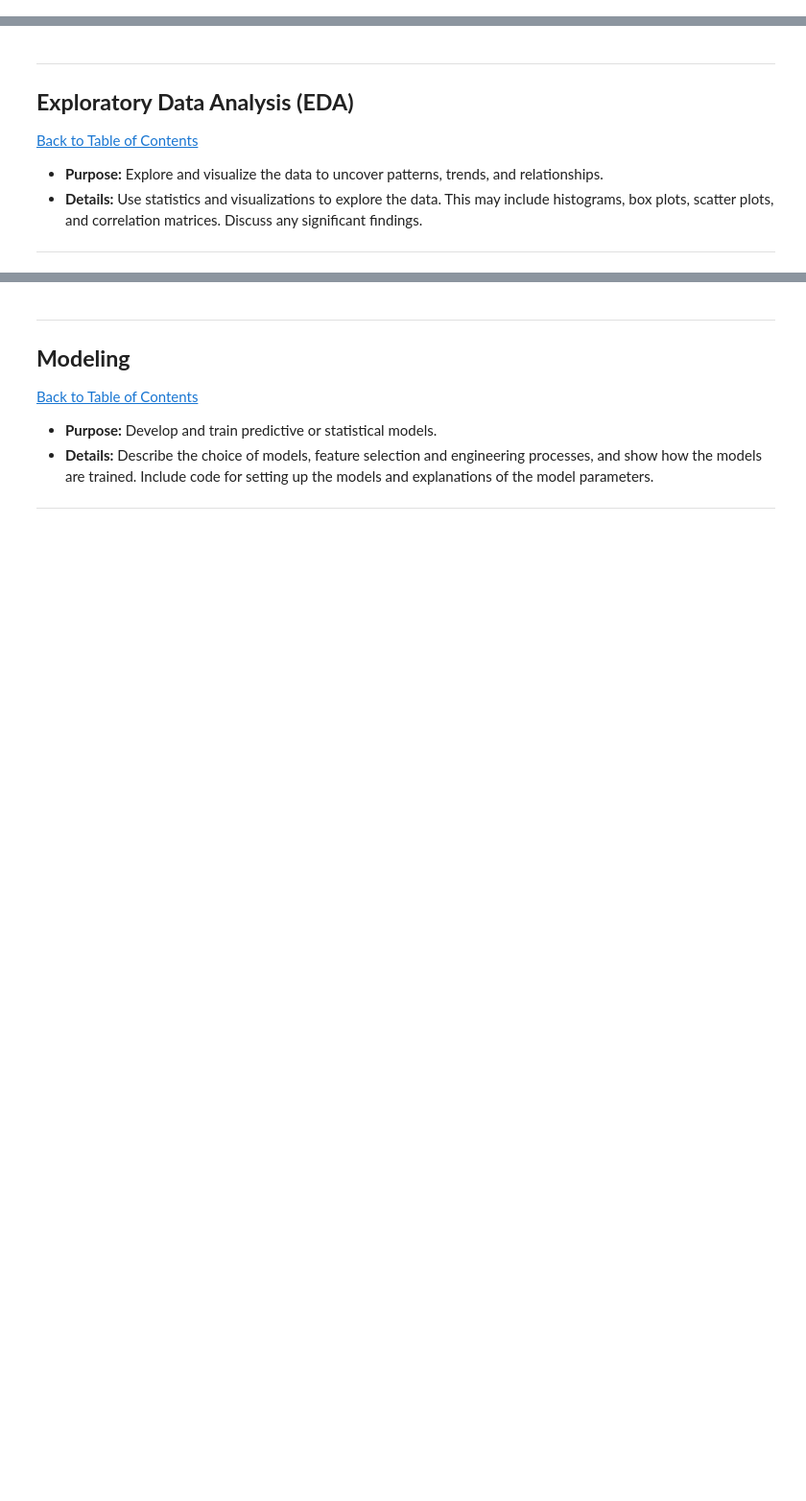
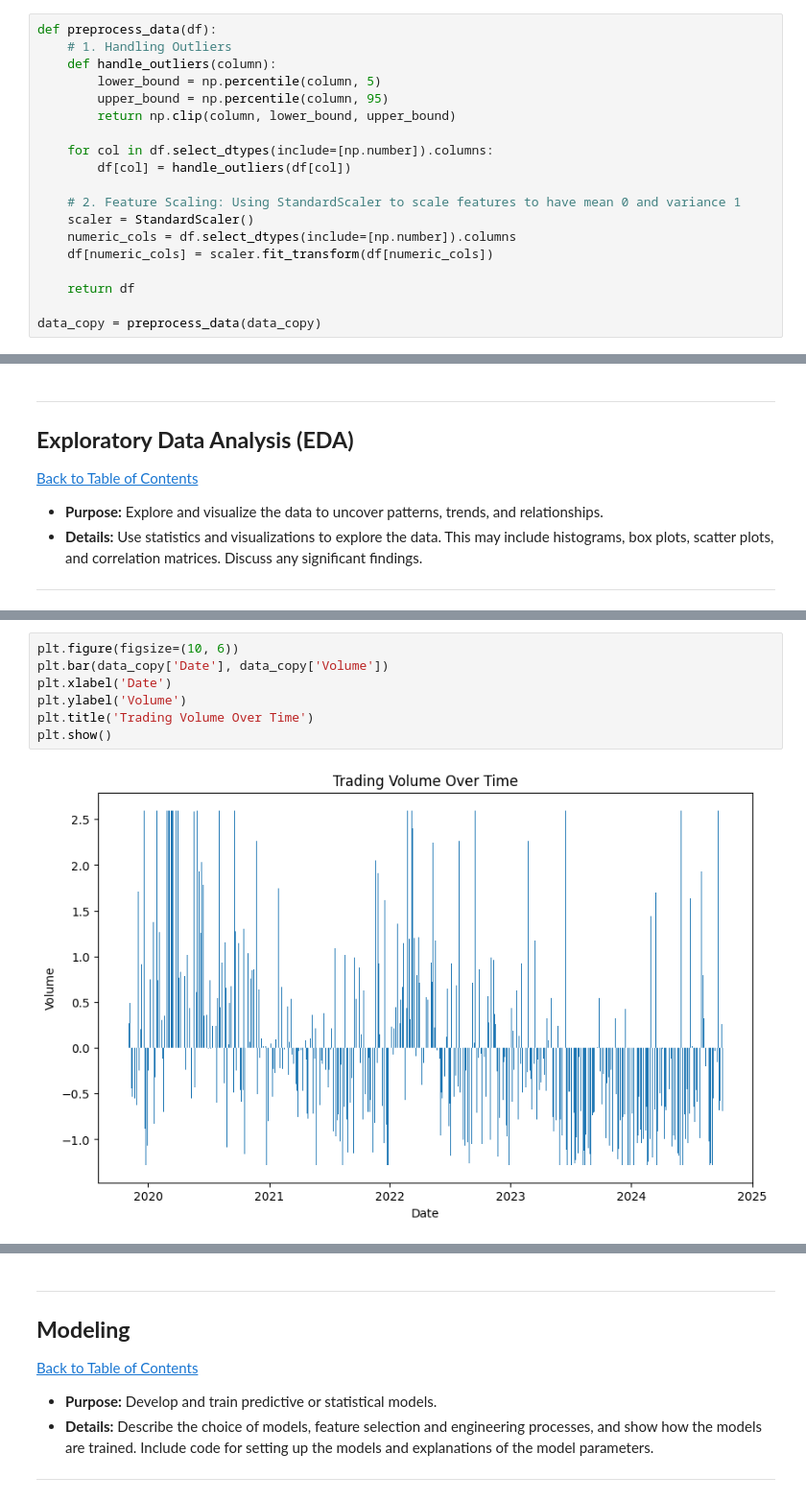
Before and after one commit to MahlatseMasemola/L_Oreal_Stock_Price_Prediction_Model, a Jupyter notebook: QCTO_Workplace_Module-Notebook_Mahlatse_Masemola.ipynb, the cells around one changed output, grey strips where cells are left out. Shown: that part at 96% size. Saved outputs shown, nothing was run; the diff lists cells and outputs as text; blank space fills up the shorter version.

```diff
--- a/QCTO_Workplace_Module-Notebook_Mahlatse_Masemola.ipynb
+++ b/QCTO_Workplace_Module-Notebook_Mahlatse_Masemola.ipynb
@@ -144,0 +228,19 @@ Date
+# %%
+def preprocess_data(df):
+    # 1. Handling Outliers
+    def handle_outliers(column):
+        lower_bound = np.percentile(column, 5)
+        upper_bound = np.percentile(column, 95)
+        return np.clip(column, lower_bound, upper_bound)
+
+    for col in df.select_dtypes(include=[np.number]).columns:
+        df[col] = handle_outliers(df[col])
+
+    # 2. Feature Scaling: Using StandardScaler to scale features to have mean 0 and variance 1
+    scaler = StandardScaler()
+    numeric_cols = df.select_dtypes(include=[np.number]).columns
+    df[numeric_cols] = scaler.fit_transform(df[numeric_cols])
+
+    return df
+
+data_copy = preprocess_data(data_copy)
@@ -155,0 +345,9 @@ Date
+# %%
+plt.figure(figsize=(10, 6))
+plt.bar(data_copy['Date'], data_copy['Volume'])
+plt.xlabel('Date')
+plt.ylabel('Volume')
+plt.title('Trading Volume Over Time')
+plt.show()
+# %% [output]
+[figure, added]
```
Also changed, not shown: parts of 25 cells of this notebook.
